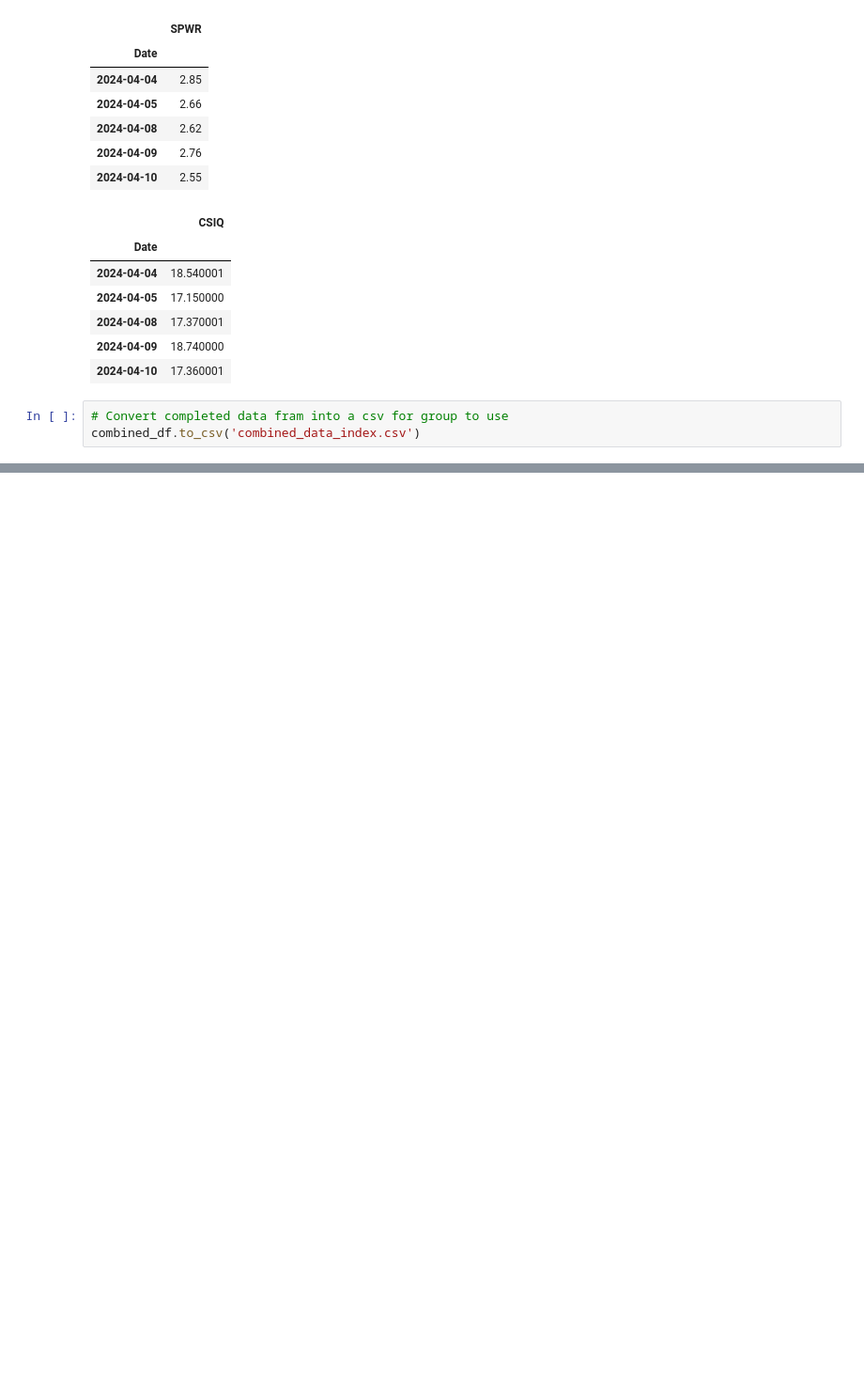
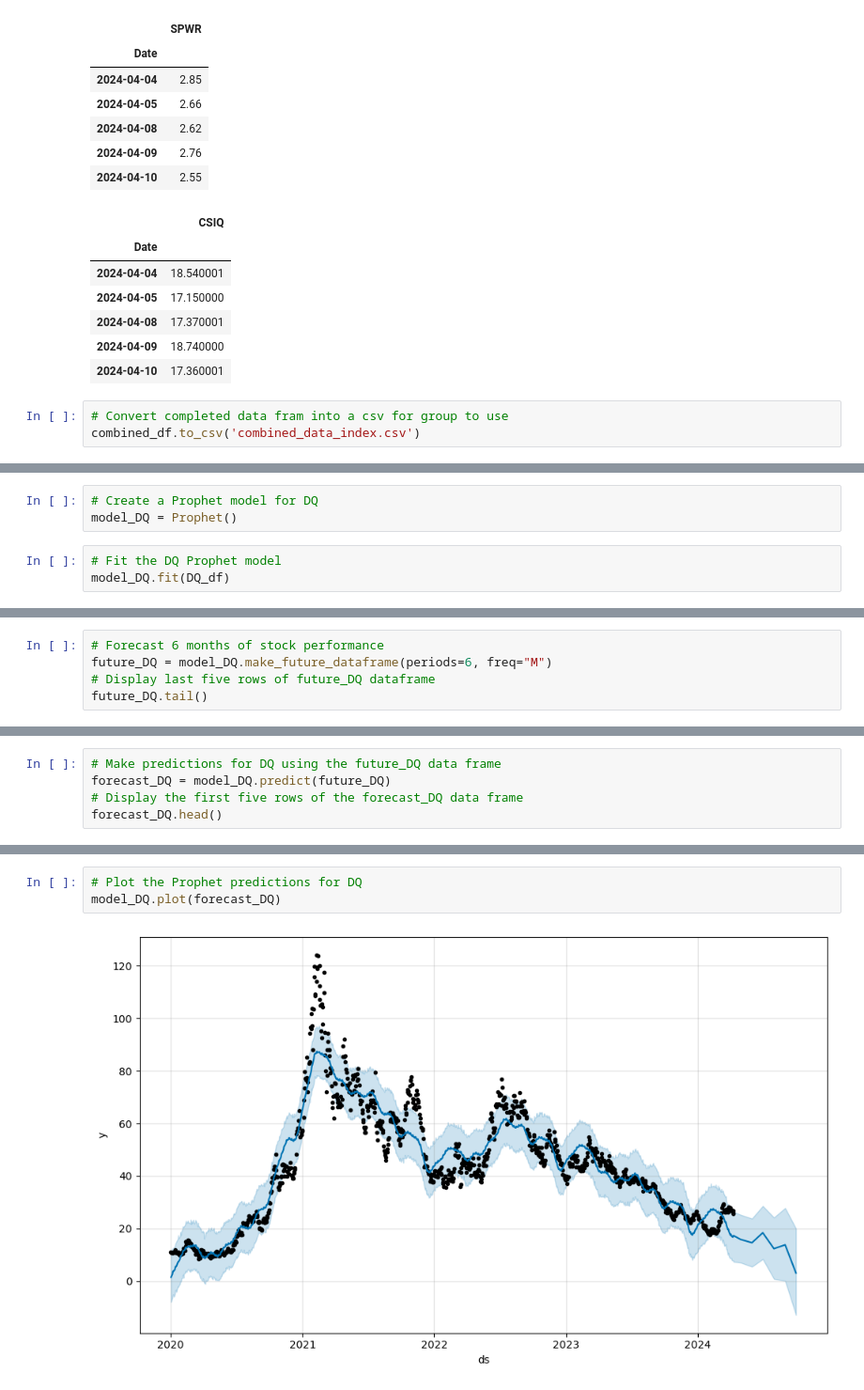
Before and after one commit to srhill12/Solar_stock_project, a Jupyter notebook: stevens_workbook.ipynb, the cells around one changed output, grey strips where cells are left out. Shown at 94% size. Cells and saved outputs as stored; diff of their text form; blank space fills up the shorter version.

```diff
--- a/stevens_workbook.ipynb
+++ b/stevens_workbook.ipynb
@@ -250,0 +359,6 @@ combined_df.to_csv('combined_data_index.csv')
+# %%
+# Create a Prophet model for DQ
+model_DQ = Prophet()
+# %%
+# Fit the DQ Prophet model
+model_DQ.fit(DQ_df)
@@ -250,0 +369,5 @@ combined_df.to_csv('combined_data_index.csv')
+# %%
+# Forecast 6 months of stock performance
+future_DQ = model_DQ.make_future_dataframe(periods=6, freq="M")
+# Display last five rows of future_DQ dataframe
+future_DQ.tail()
@@ -250,0 +381,5 @@ combined_df.to_csv('combined_data_index.csv')
+# %%
+# Make predictions for DQ using the future_DQ data frame
+forecast_DQ = model_DQ.predict(future_DQ)
+# Display the first five rows of the forecast_DQ data frame
+forecast_DQ.head()
@@ -250,0 +393,5 @@ combined_df.to_csv('combined_data_index.csv')
+# %%
+# Plot the Prophet predictions for DQ
+model_DQ.plot(forecast_DQ)
+# %% [output]
+[figure, added]
```
Also changed, not shown: parts of 46 cells of this notebook, 1 other file.
